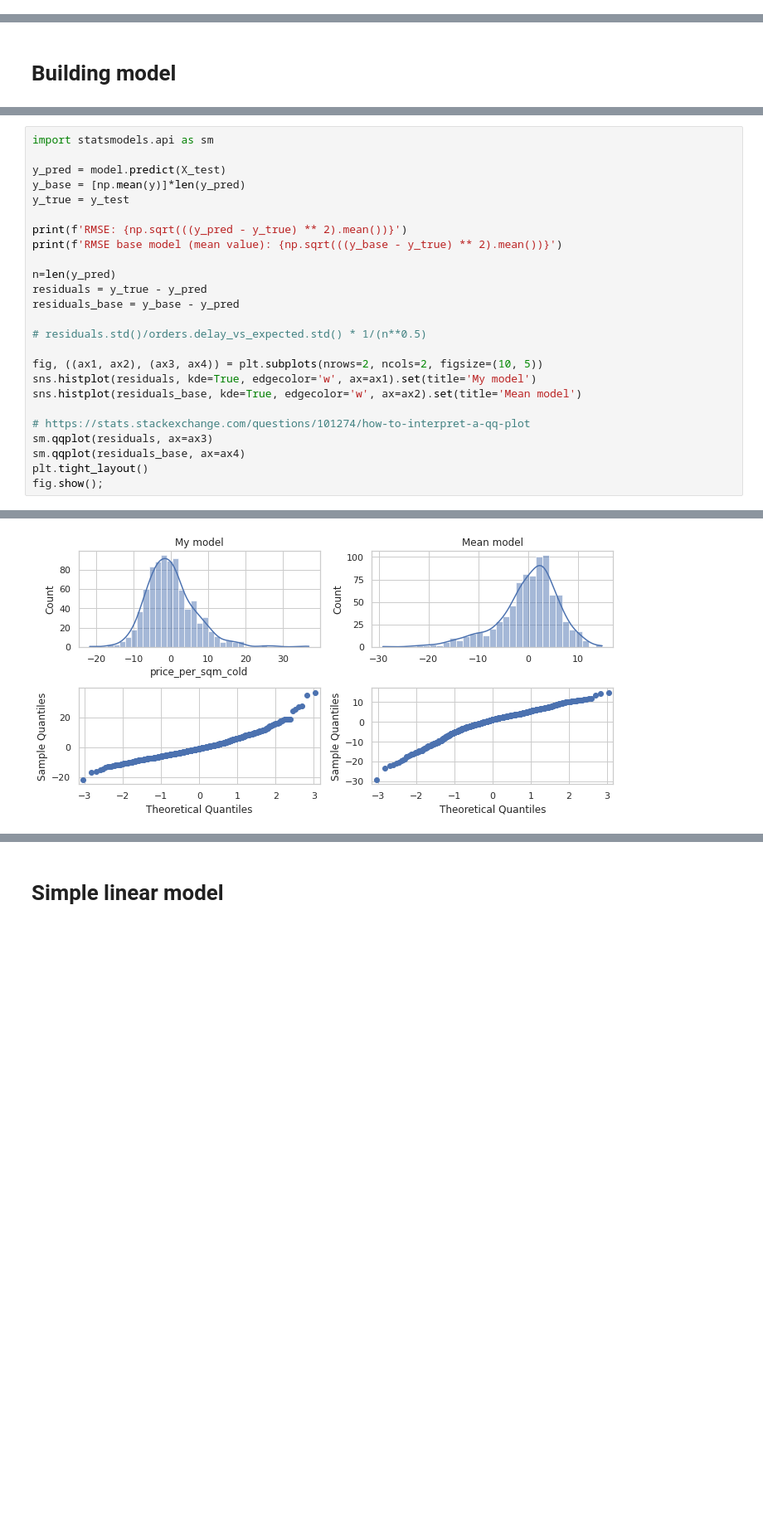
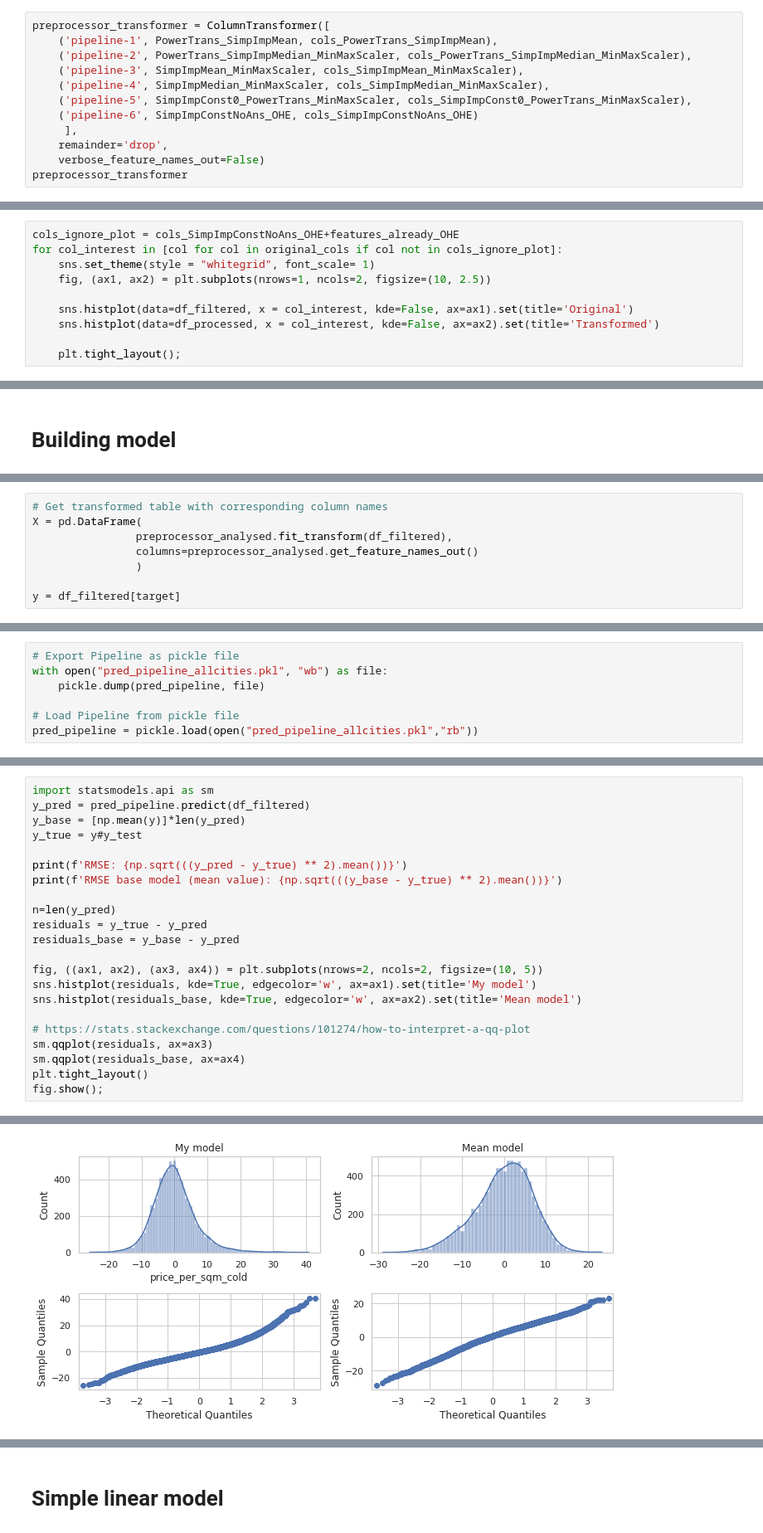
Before and after one commit to chvieira2/housing_crawler, a Jupyter notebook: notebooks/pipeline_preproc_model.ipynb, the cells around one changed output, grey strips where cells are left out. Shown at 83% size. Saved outputs shown, nothing was run; the diff lists cells and outputs as text; blank space fills up the shorter version.

Commit message:
implemented model_Creator.py code. Until finding best model

```diff
--- a/notebooks/pipeline_preproc_model.ipynb
+++ b/notebooks/pipeline_preproc_model.ipynb
@@ -496,0 +260,12 @@ df_processed.describe()
+# %%
+preprocessor_transformer = ColumnTransformer([
+    ('pipeline-1', PowerTrans_SimpImpMean, cols_PowerTrans_SimpImpMean),
+    ('pipeline-2', PowerTrans_SimpImpMedian_MinMaxScaler, cols_PowerTrans_SimpImpMedian_MinMaxScaler),
+    ('pipeline-3', SimpImpMean_MinMaxScaler, cols_SimpImpMean_MinMaxScaler),
+    ('pipeline-4', SimpImpMedian_MinMaxScaler, cols_SimpImpMedian_MinMaxScaler),
+    ('pipeline-5', SimpImpConst0_PowerTrans_MinMaxScaler, cols_SimpImpConst0_PowerTrans_MinMaxScaler),
+    ('pipeline-6', SimpImpConstNoAns_OHE, cols_SimpImpConstNoAns_OHE)
+     ],
+    remainder='drop',
+    verbose_feature_names_out=False)
+preprocessor_transformer
@@ -500,0 +323,10 @@ df_processed.shape
+# %%
+cols_ignore_plot = cols_SimpImpConstNoAns_OHE+features_already_OHE
+for col_interest in [col for col in original_cols if col not in cols_ignore_plot]:
+    sns.set_theme(style = "whitegrid", font_scale= 1)
+    fig, (ax1, ax2) = plt.subplots(nrows=1, ncols=2, figsize=(10, 2.5))
+
+    sns.histplot(data=df_filtered, x = col_interest, kde=False, ax=ax1).set(title='Original')
+    sns.histplot(data=df_processed, x = col_interest, kde=False, ax=ax2).set(title='Transformed')
+
+    plt.tight_layout();
@@ -1610,0 +1165,8 @@ y = df_analysed['price_per_sqm_cold']
+# %%
+# Get transformed table with corresponding column names
+X = pd.DataFrame(
+                preprocessor_analysed.fit_transform(df_filtered),
+                columns=preprocessor_analysed.get_feature_names_out()
+                )
+
+y = df_filtered[target]
@@ -1689,0 +1271,7 @@ cross_val_score(model, X_train, y_train, cv=5, scoring='r2').mean()
+# %%
+# Export Pipeline as pickle file
+with open("pred_pipeline_allcities.pkl", "wb") as file:
+    pickle.dump(pred_pipeline, file)
+
+# Load Pipeline from pickle file
+pred_pipeline = pickle.load(open("pred_pipeline_allcities.pkl","rb"))
@@ -1690,9 +1319,8 @@ cross_val_score(model, X_train, y_train, cv=5, scoring='r2').mean()
 # %%
 import statsmodels.api as sm
-
-y_pred = model.predict(X_test)
+y_pred = pred_pipeline.predict(df_filtered)
 y_base = [np.mean(y)]*len(y_pred)
-y_true = y_test
+y_true = y#y_test
 
 print(f'RMSE: {np.sqrt(((y_pred - y_true) ** 2).mean())}')
 print(f'RMSE base model (mean value): {np.sqrt(((y_base - y_true) ** 2).mean())}')
@@ -1700,8 +1328,6 @@ print(f'RMSE base model (mean value): {np.sqrt(((y_base - y_true) ** 2).mean())}
 n=len(y_pred)
 residuals = y_true - y_pred
 residuals_base = y_base - y_pred
-
-# residuals.std()/orders.delay_vs_expected.std() * 1/(n**0.5)
 
 fig, ((ax1, ax2), (ax3, ax4)) = plt.subplots(nrows=2, ncols=2, figsize=(10, 5))
 sns.histplot(residuals, kde=True, edgecolor='w', ax=ax1).set(title='My model')
@@ -1718,4 +1344,4 @@ RMSE base model (mean value): 9.638485117703382
-[figure, old version]
+[figure, new version]
 # %%
 sns.scatterplot(x=y_pred, y=residuals,alpha=0.25);
 # %% [output]
```
Also changed, not shown: parts of 135 cells of this notebook, 5 other files.
